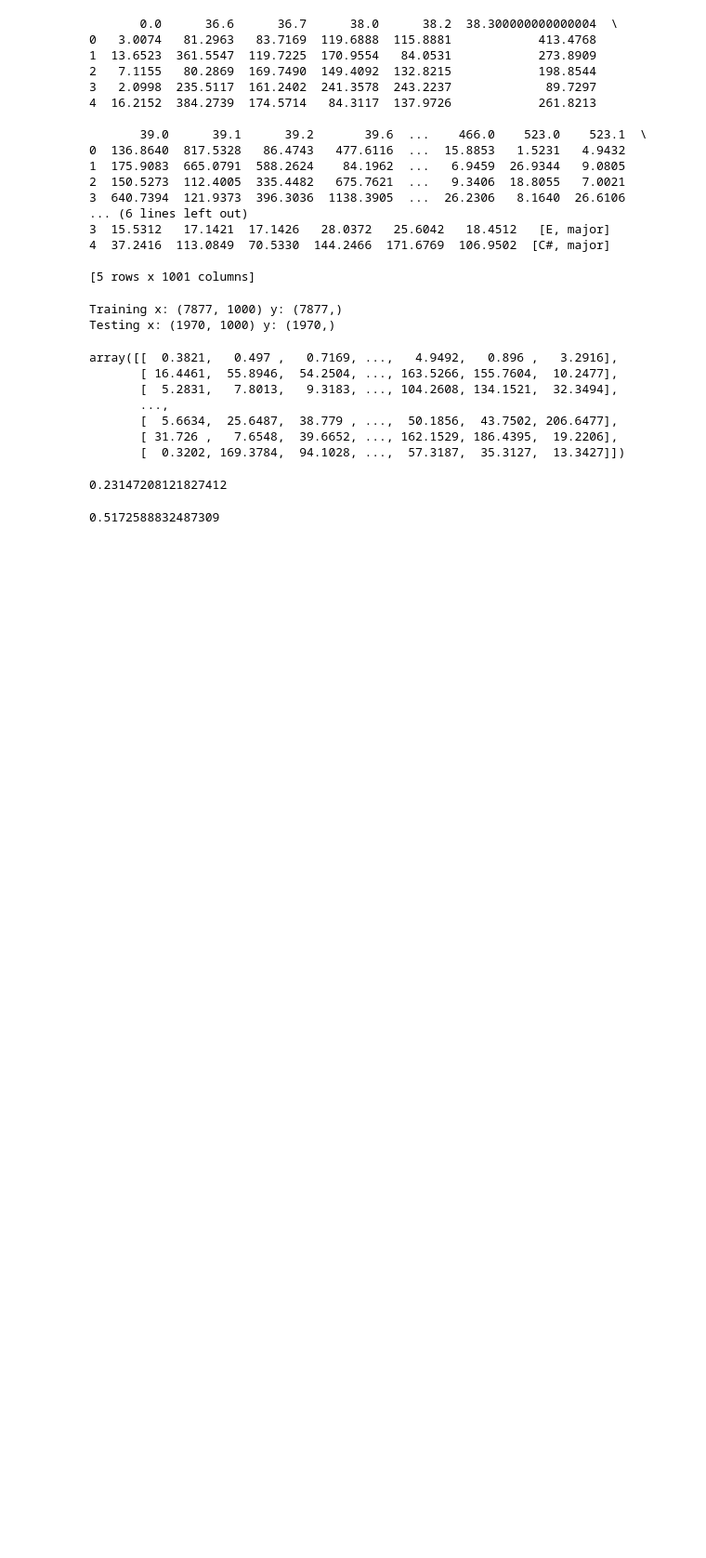
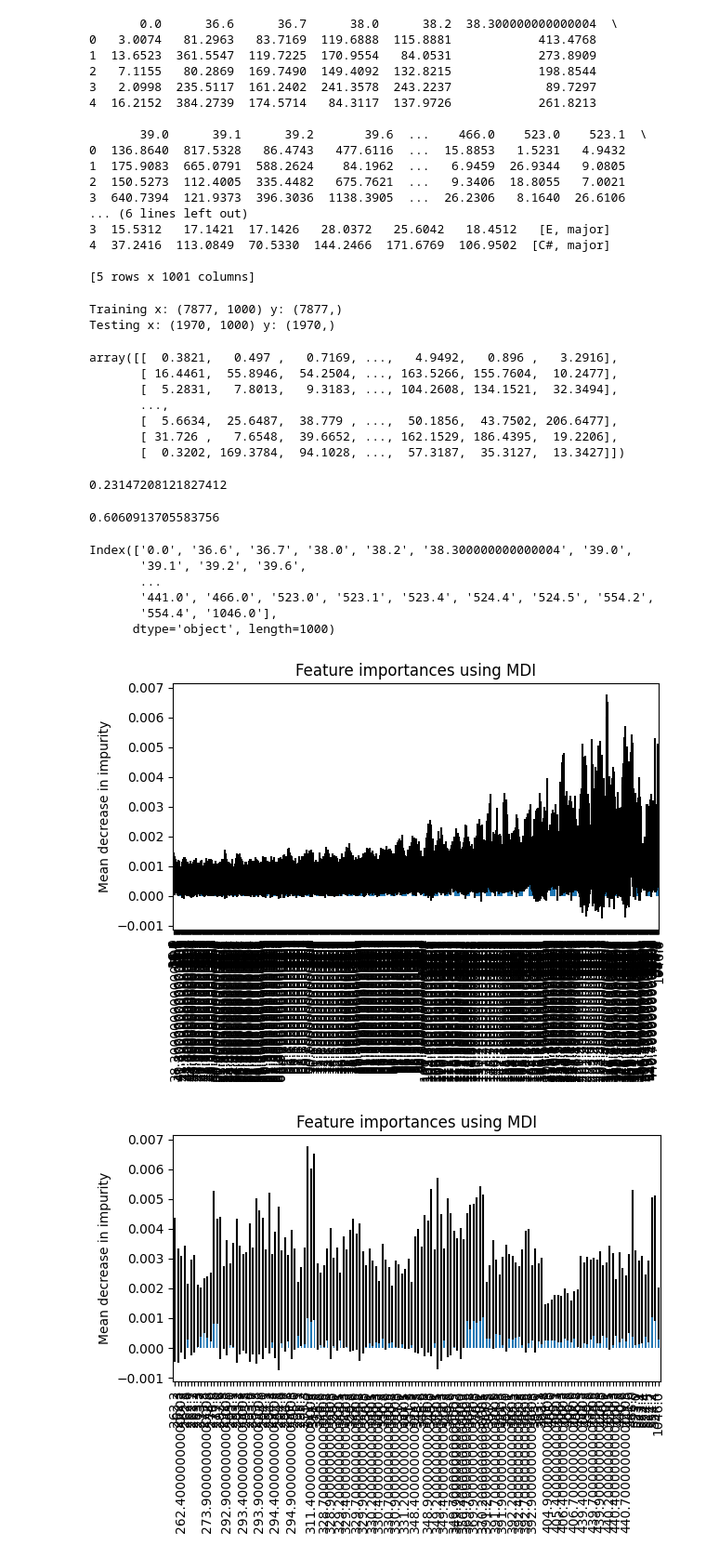
Before and after one commit to maxsivry/CS3540-AudioProject, a Jupyter notebook: dev_files/rf.ipynb, the cells around one changed output. Shown at 93% size. Saved outputs shown, nothing was run; the diff lists cells and outputs as text; code cells hidden in the pictures; blank space fills up the shorter version.

Commit message:
Added feature importance graphs

```diff
--- a/dev_files/rf.ipynb
+++ b/dev_files/rf.ipynb
@@ -91,10 +111,46 @@ score
 0.23147208121827412
 # %%
 # Random Forest
+x_train = normalize(x_train)
+x_test = normalize(x_test)
+
 cls = RandomForestClassifier()
 cls.fit(x_train, y_train)
 
 score = cls.score(x_test, y_test)
 score
 # %% [output]
-0.5172588832487309
+0.6060913705583756
+# %%
+# Calculating feature importances
+importances = cls.feature_importances_
+std = np.std([tree.feature_importances_ for tree in cls.estimators_], axis=0)
+
+features = df.drop('target', axis=1)
+features = features.drop('target_encoded', axis=1)
+print(features.columns)
+
+# Plotting feature importances
+forest_importances = pd.Series(importances, index=features.columns)
+forest_importances_shrunk = forest_importances[forest_importances.keys()[-150:]]
+
+fig, ax = plt.subplots()
+forest_importances.plot.bar(yerr=std, ax=ax)
+ax.set_title("Feature importances using MDI")
+ax.set_ylabel("Mean decrease in impurity")
+fig.tight_layout()
+
+fig, ax = plt.subplots()
+forest_importances_shrunk.plot.bar(yerr=std[-150:], ax=ax)
+ax.set_title("Feature importances using MDI")
+ax.set_ylabel("Mean decrease in impurity")
+fig.tight_layout()
+# %% [output]
+Index(['0.0', '36.6', '36.7', '38.0', '38.2', '38.300000000000004', '39.0',
+       '39.1', '39.2', '39.6',
+       ...
+       '441.0', '466.0', '523.0', '523.1', '523.4', '524.4', '524.5', '554.2',
+       '554.4', '1046.0'],
+      dtype='object', length=1000)
+[figure, added]
+[figure, added]
```
Also changed, not shown: parts of 4 cells of this notebook.
